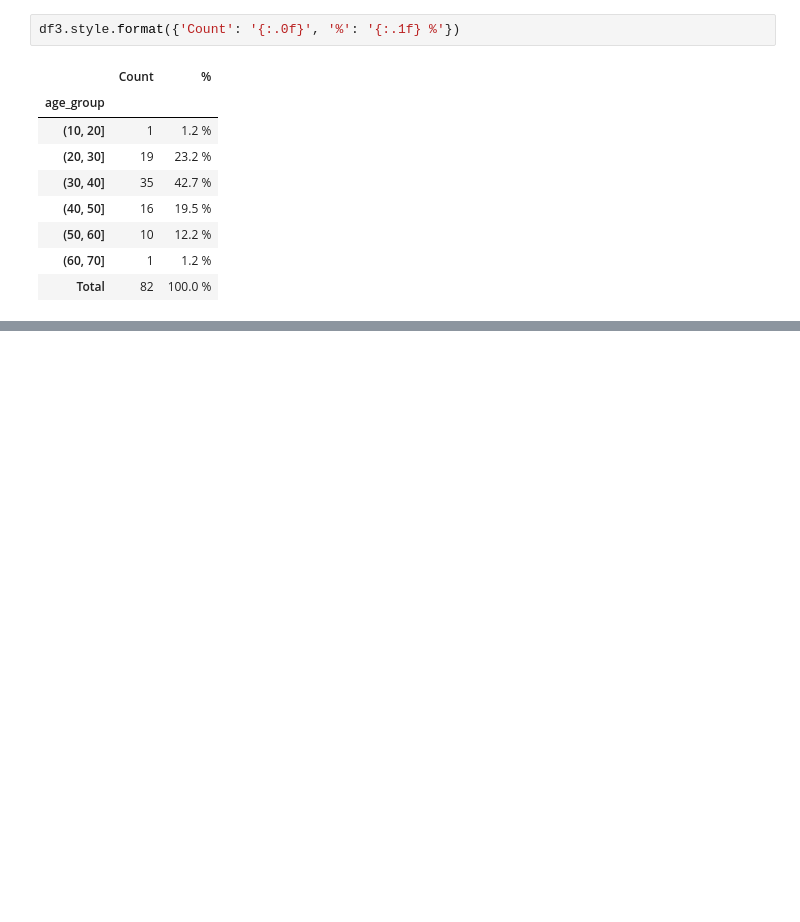
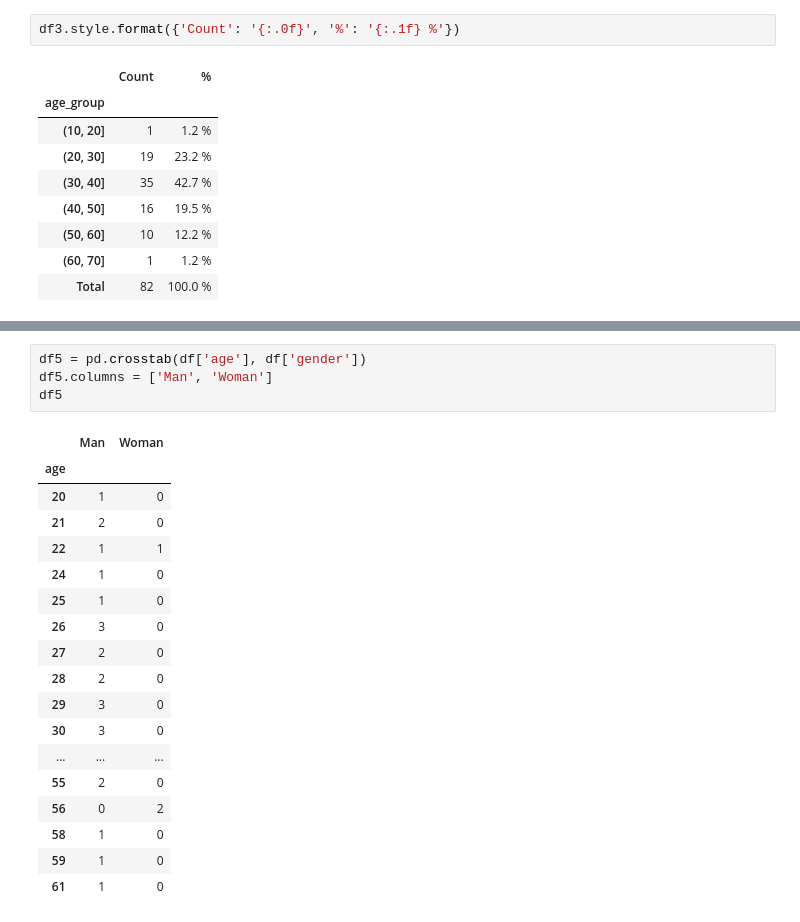
Before and after one commit to KatieRJ/BigDataProject, a Jupyter notebook: Assignment.ipynb, the cells around one changed output, grey strips where cells are left out. Drawn from its saved outputs; the diff is of its cells as text; blank space fills up the shorter version.

```diff
--- a/Assignment.ipynb
+++ b/Assignment.ipynb
@@ -271,0 +262,23 @@ plt.grid(axis= 'y')
+# %%
+df5 = pd.crosstab(df['age'], df['gender'])
+df5.columns = ['Man', 'Woman']
+df5
+# %% [output]
+|  | Man | Woman |
+| age |  |  |
+| 20 | 1 | 0 |
+| 21 | 2 | 0 |
+| 22 | 1 | 1 |
+| 24 | 1 | 0 |
+| 25 | 1 | 0 |
+| 26 | 3 | 0 |
+| 27 | 2 | 0 |
+| 28 | 2 | 0 |
+| 29 | 3 | 0 |
+| 30 | 3 | 0 |
+| ... | ... | ... |
+| 55 | 2 | 0 |
+| 56 | 0 | 2 |
+| 58 | 1 | 0 |
+| 59 | 1 | 0 |
+| 61 | 1 | 0 |
```
Also changed, not shown: parts of 6 cells of this notebook.
